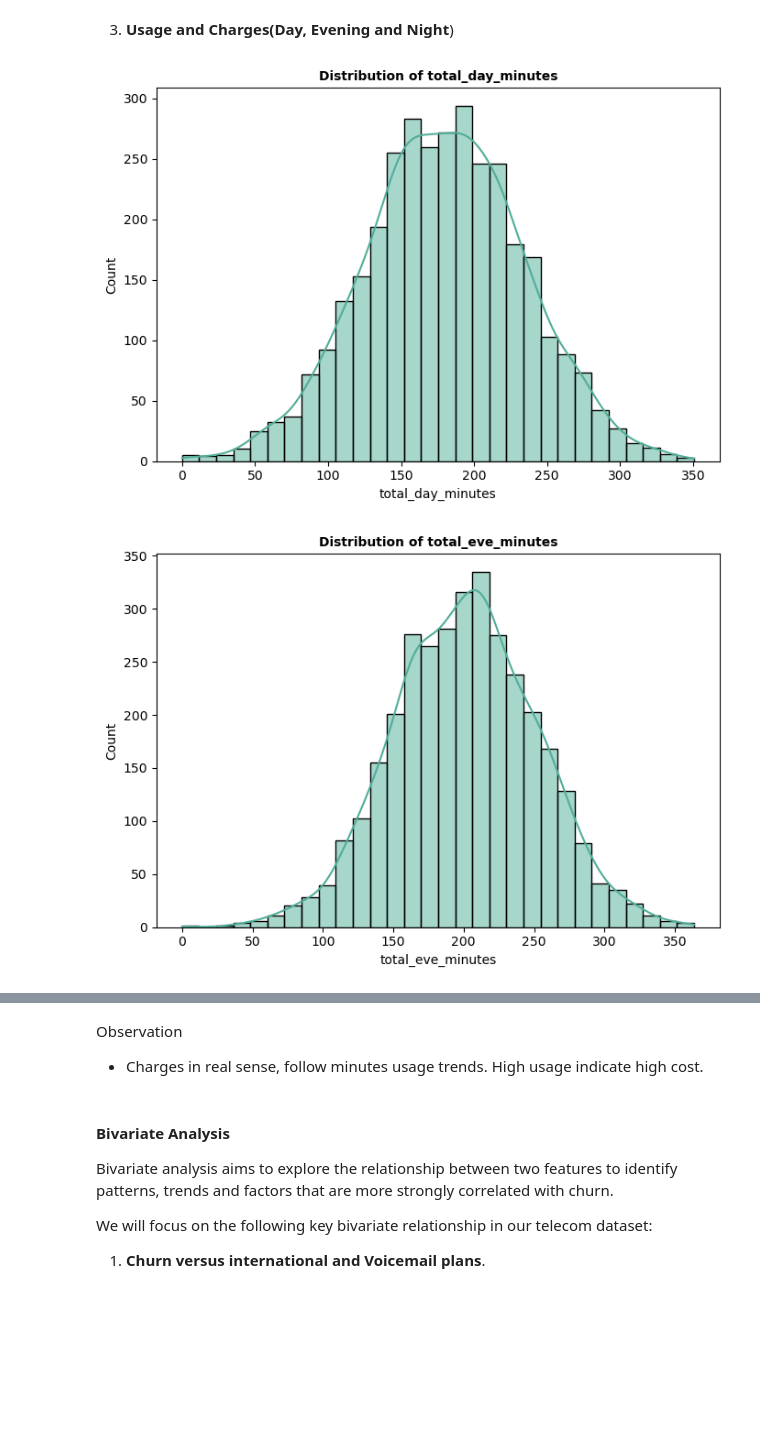
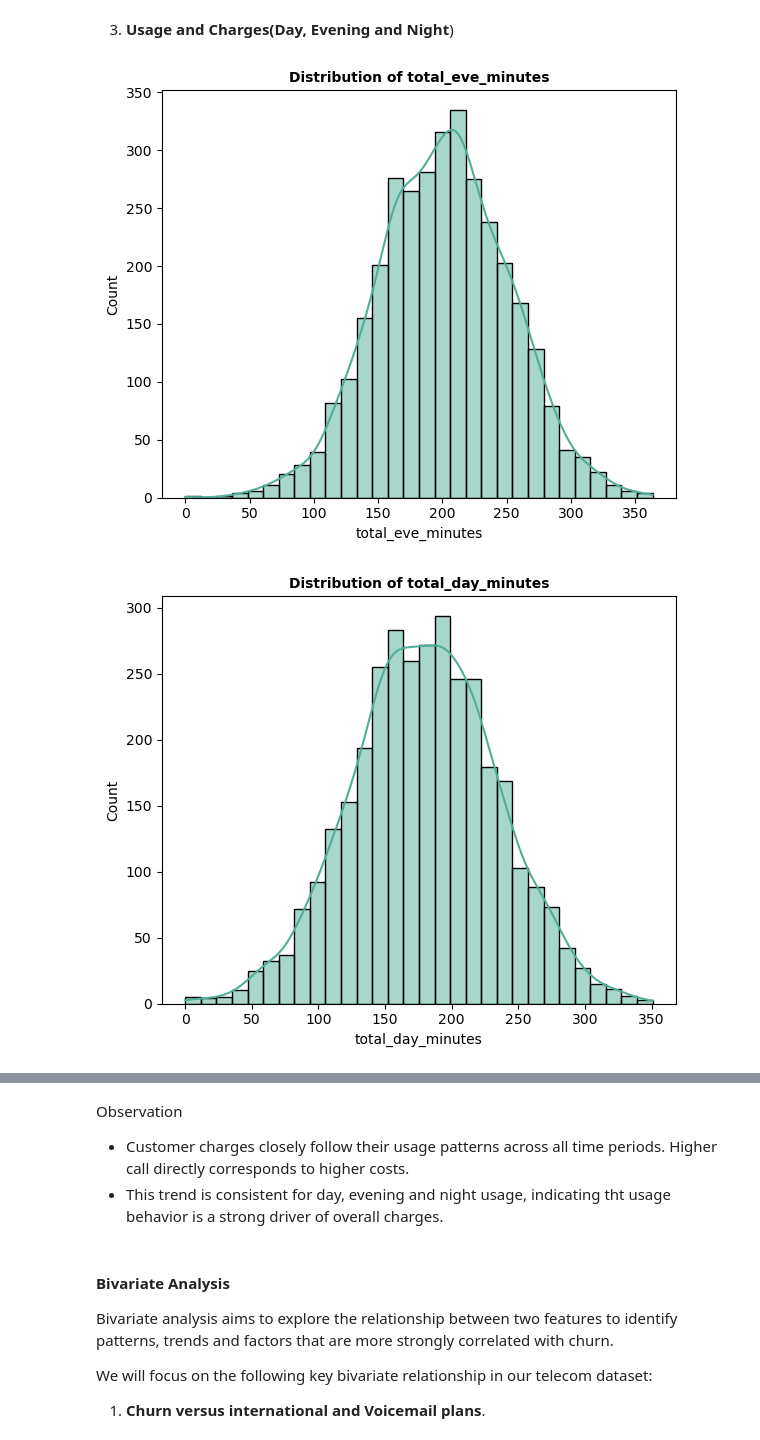
Before and after one commit to Mercykirwa25/End_Phase_3_Project, a Jupyter notebook: Churn_dataset.ipynb, the cells around one changed output, grey strips where cells are left out. Drawn from its saved outputs; the diff is of its cells as text; code cells hidden in the pictures; blank space fills up the shorter version.

```diff
--- a/Churn_dataset.ipynb
+++ b/Churn_dataset.ipynb
@@ -434,14 +442,14 @@ Observation
 # %%
 uc_features = {"total_day_minutes", "total_day_calls", "total_day_charge",
               "total_eve_minutes", "total_eve_calls", "total_eve_charge",
               "total_night_minutes", "total_night_calls", "total_night_charge"}
 
 for i in uc_features:
-    plt.figure(figsize=(7,5))
+    plt.figure(figsize=(6,5))
     sns.histplot(df[i], bins=30, kde=True, color="#51ae99")
     plt.title(f"Distribution of {i}", fontsize=10, weight="bold")
     plt.tight_layout()
     plt.show()
 # %% [output]
-[figure, old version]
+[figure, new version]
-[figure, old version]
+[figure, new version]
@@ -455,6 +463,7 @@ for i in uc_features:
 # %% [markdown]
 Observation
-- Charges in real sense, follow minutes usage trends. High usage indicate high cost.
+- Customer charges closely follow their usage patterns across all time periods. Higher call directly corresponds to higher costs.
+- This trend is consistent for day, evening and night usage, indicating tht usage behavior is a strong driver of overall charges.
 # %% [markdown]
 #### Bivariate Analysis
 Bivariate analysis aims to explore the relationship between two features to identify patterns, trends and factors that are more strongly correlated with churn.
```
Also changed, not shown: parts of 53 cells of this notebook.
